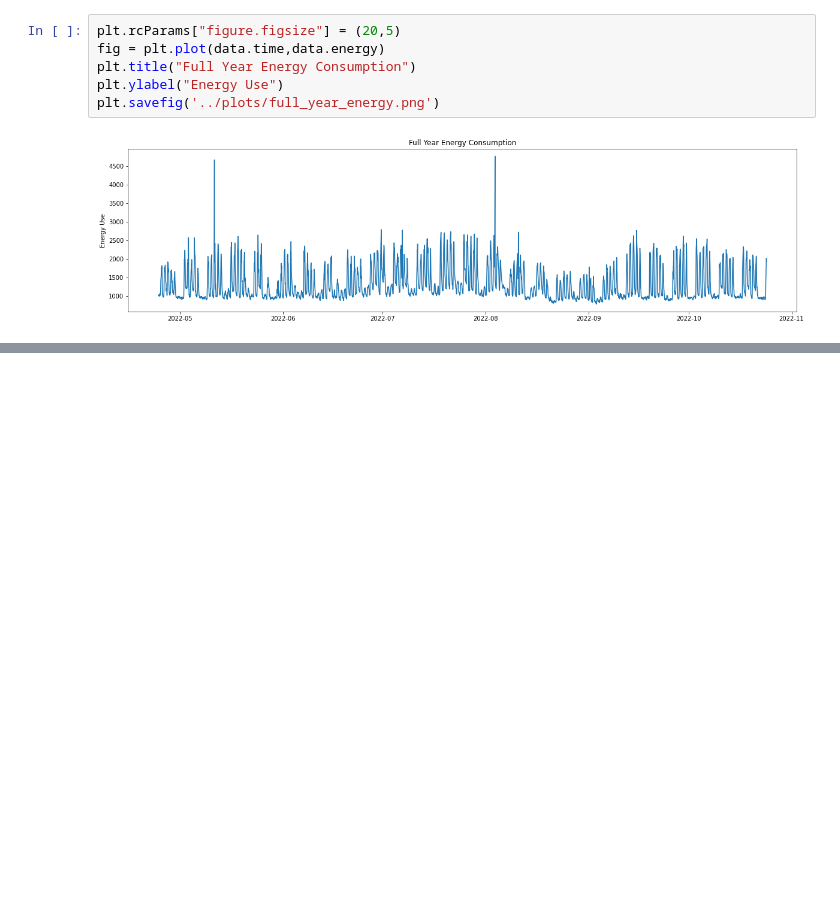
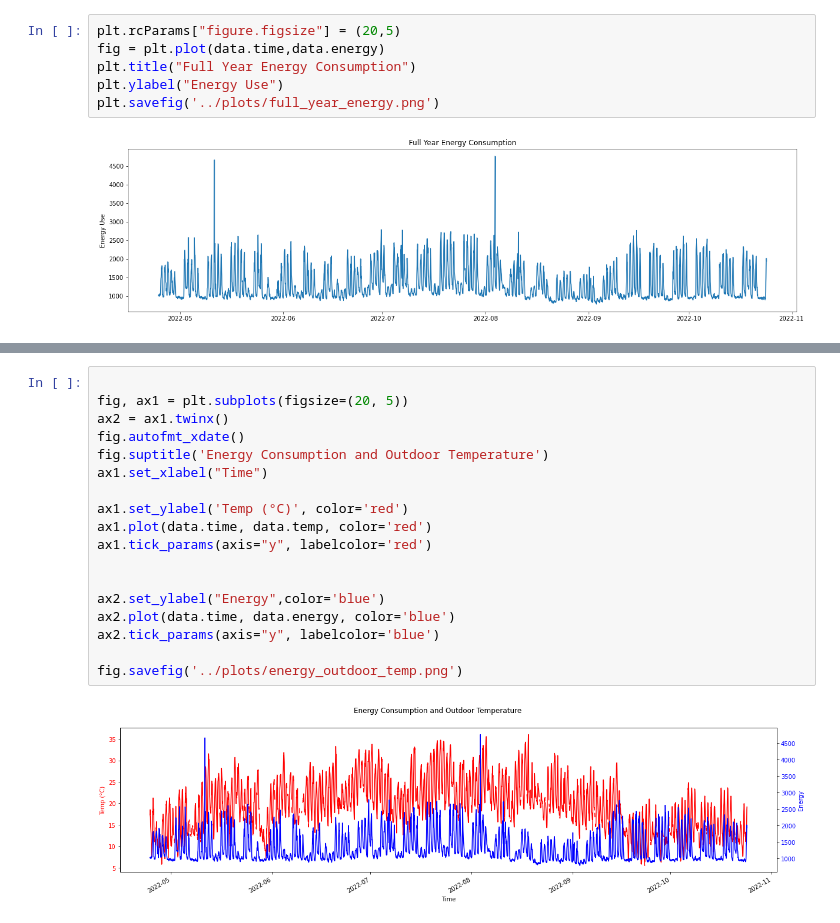
Before and after one commit to tug-cps/InffeldEnergy, a Jupyter notebook: notebooks/analysis.ipynb, the cells around one changed output, grey strips where cells are left out. Cells and saved outputs as stored; diff of their text form; blank space fills up the shorter version.

Commit message:
plot temp, energy use

```diff
--- a/notebooks/analysis.ipynb
+++ b/notebooks/analysis.ipynb
@@ -54,0 +91,20 @@ plt.savefig('../plots/full_year_energy.png')
+# %%
+
+fig, ax1 = plt.subplots(figsize=(20, 5))
+ax2 = ax1.twinx()
+fig.autofmt_xdate()
+fig.suptitle('Energy Consumption and Outdoor Temperature')
+ax1.set_xlabel("Time")
+
+ax1.set_ylabel('Temp (°C)', color='red')
+ax1.plot(data.time, data.temp, color='red')
+ax1.tick_params(axis="y", labelcolor='red')
+
+
+ax2.set_ylabel("Energy",color='blue')
+ax2.plot(data.time, data.energy, color='blue')
+ax2.tick_params(axis="y", labelcolor='blue')
+
+fig.savefig('../plots/energy_outdoor_temp.png')
+# %% [output]
+[figure, added]
```
Also changed, not shown: parts of 3 cells of this notebook, 2 other files.
